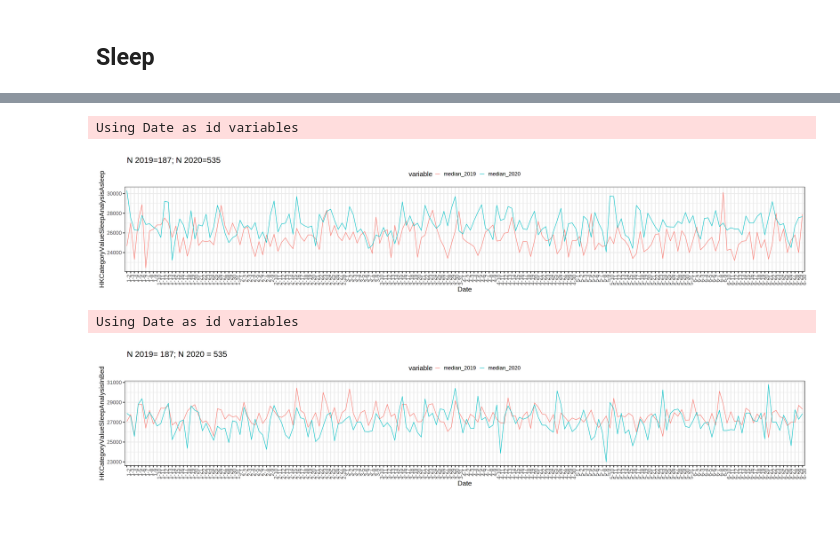
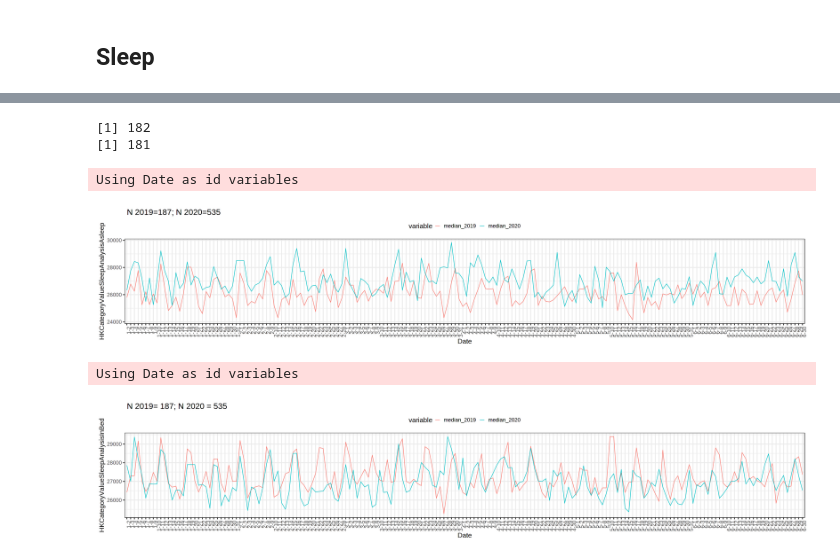
Before and after one commit to AshleyLab/myheartcounts, a Jupyter notebook: anna_code/covid/activity_2019_vs_2020-nonmatched.ipynb, the cells around one changed output, grey strips where cells are left out. Cells and saved outputs as stored; diff of their text form; code cells hidden in the pictures; blank space fills up the shorter version.

```diff
--- a/anna_code/covid/activity_2019_vs_2020-nonmatched.ipynb
+++ b/anna_code/covid/activity_2019_vs_2020-nonmatched.ipynb
@@ -322,7 +348,7 @@ Using Date as id variables
 # %%
 sleep=read.table("parsed_HealthKitSleep.txt",header=TRUE,sep='\t')
 #remove any non-possible values
-sleep=sleep[sleep$Value<57600,] #14 hours of sleep
+sleep=sleep[sleep$Sum<57600,] #14 hours of sleep
 # %%
 sleep$Date=as.Date(sleep$Date)
 length(unique(sleep$Subject))
@@ -436,10 +469,13 @@ Using Date as id variables
 # %%
-medians_2019=na.omit(asleep_2019 %>% group_by(Date) %>% summarize(median_steps=median(Value)))
-medians_2020=na.omit(asleep_2020 %>% group_by(Date) %>% summarize(median_steps=median(Value)))
+medians_2019=na.omit(asleep_2019 %>% group_by(Date) %>% summarize(median_steps=median(Sum)))
+medians_2020=na.omit(asleep_2020 %>% group_by(Date) %>% summarize(median_steps=median(Sum)))
 
+print(nrow(medians_2020))
+medians_2020=medians_2020[medians_2020$Date!=as.Date('2020-02-29'),] #exclude leap day
+print(nrow(medians_2020))
 medians_2020$Date=medians_2020$Date-years(1)
-#uncomment to match weekdays/weekends
 medians_2020$Date=medians_2020$Date+days(1)
+
 merged=merge(medians_2019,medians_2020,by='Date')
 merged$month=month(merged$Date)
 merged$day=day(merged$Date)
@@ -462,36 +498,39 @@ theme(axis.text.x = element_text(angle = 90, hjust = 1))+
 ggtitle(" N 2019=187; N 2020=535")+
 theme(legend.position="top")
 # %% [output]
-Using Date as id variables
+[1] 182
+[1] 181
+Using Date as id variables
-[figure, old version]
+[figure, new version]
 # %%
-medians_2019=na.omit(inbed_2019 %>% group_by(Date) %>% summarize(median_steps=median(Value)))
-medians_2020=na.omit(inbed_2020 %>% group_by(Date) %>% summarize(median_steps=median(Value)))
+medians_2019=na.omit(inbed_2019 %>% group_by(Date) %>% summarize(median_steps=median(Sum)))
+medians_2020=na.omit(inbed_2020 %>% group_by(Date) %>% summarize(median_steps=median(Sum)))
 
+medians_2020=medians_2020[medians_2020$Date!=as.Date('2020-02-29'),] #exclude leap day
 medians_2020$Date=medians_2020$Date-years(1)
-#uncomment to match weekdays/weekends
 medians_2020$Date=medians_2020$Date+days(1)
+
 merged=merge(medians_2019,medians_2020,by='Date')
 merged$month=month(merged$Date)
 merged$day=day(merged$Date)
 
 merged$Date <- do.call(paste, c(merged[c("month","day")], sep="-"))
 colnames(merged)=c("Date","median_2019","median_2020","month","day")
 merged$Date=factor(merged$Date,levels=merged$Date)
 
 merged$month=NULL
 merged$day=NULL
 
 melted=melt(merged,by="Date")
 saved <- options(repr.plot.width=30, repr.plot.height=6)
 ggplot(melted,aes(x=Date,y=value,group=variable,color=variable))+
 geom_line()+
 xlab("Date")+
 ylab("HKCategoryValueSleepAnalysisInBed")+
 theme_bw(20)+
 theme(axis.text.x = element_text(angle = 90, hjust = 1))+
 ggtitle(" N 2019= 187; N 2020 = 535")+
 theme(legend.position="top")
 # %% [output]
 Using Date as id variables
-[figure, old version]
+[figure, new version]
```
Also changed, not shown: parts of 18 cells of this notebook, 3 other files.
